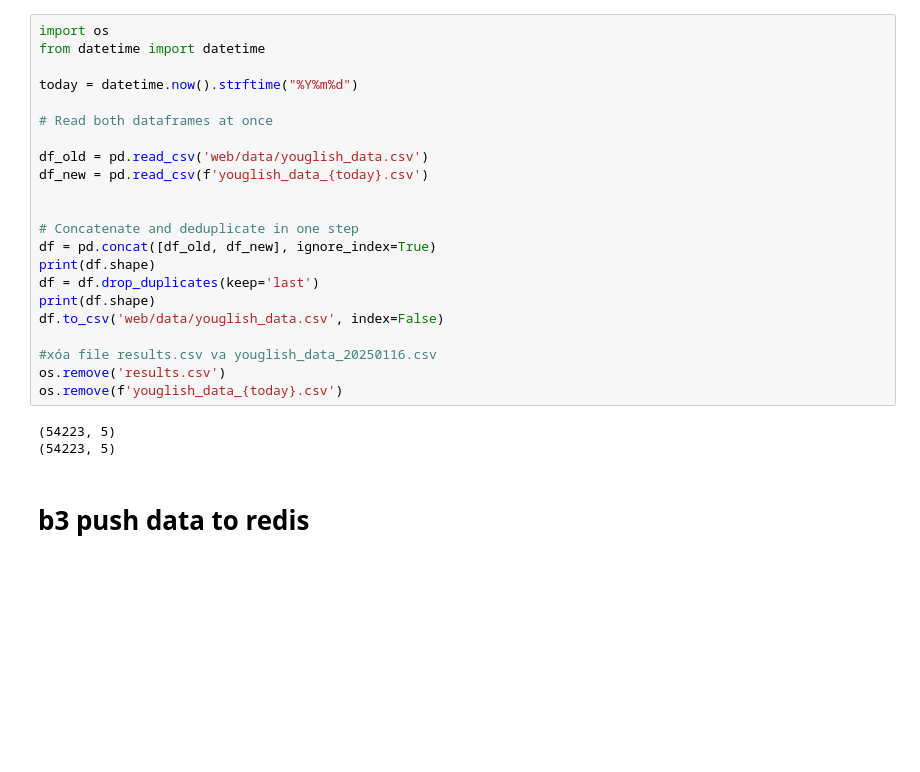
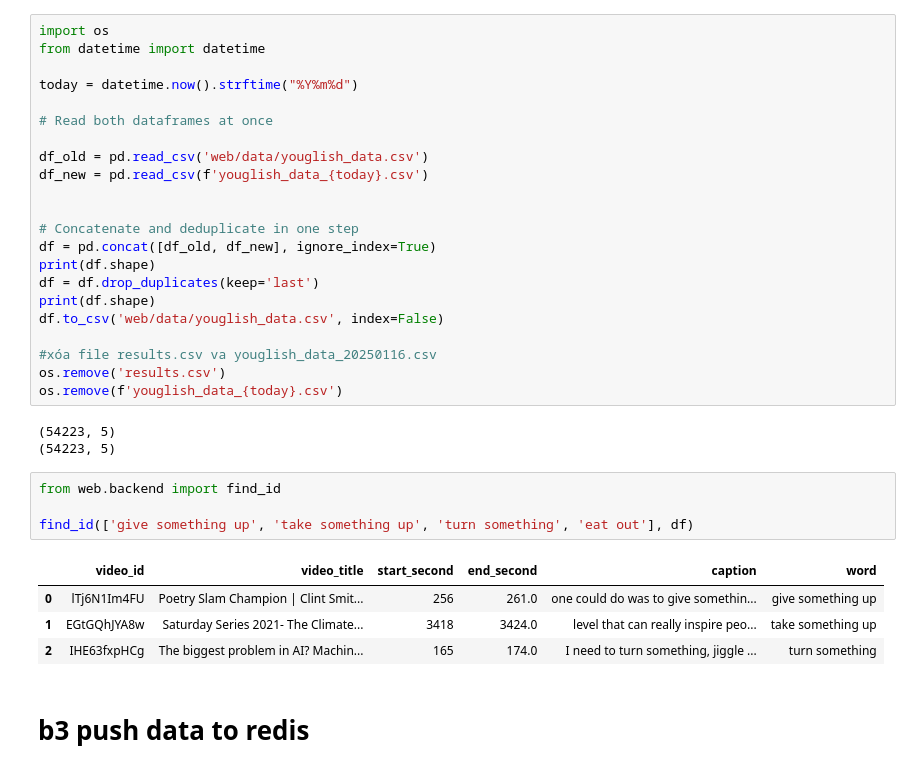
Before and after one commit to Thuylt185411/web_lor_tracy, a Jupyter notebook: run.ipynb, the cells around one changed output. Saved outputs shown, nothing was run; the diff lists cells and outputs as text; blank space fills up the shorter version.

```diff
--- a/run.ipynb
+++ b/run.ipynb
@@ -233,6 +210,15 @@ os.remove(f'youglish_data_{today}.csv')
 # %% [output]
 (54223, 5)
 (54223, 5)
+# %%
+from web.backend import find_id
+
+find_id(['give something up', 'take something up', 'turn something', 'eat out'], df)
+# %% [output]
+|  | video_id | video_title | start_second | end_second | caption | word |
+| 0 | lTj6N1Im4FU | Poetry Slam Champion | Clint Smit... | 256 | 261.0 | one could do was to give somethin... | give something up |
+| 1 | EGtGQhJYA8w | Saturday Series 2021- The Climate... | 3418 | 3424.0 | level that can really inspire peo... | take something up |
+| 2 | IHE63fxpHCg | The biggest problem in AI? Machin... | 165 | 174.0 | I need to turn something, jiggle ... | turn something |
 # %% [markdown]
 # b3 push data to redis
 # %%
```
Also changed, not shown: parts of 3 cells of this notebook.
